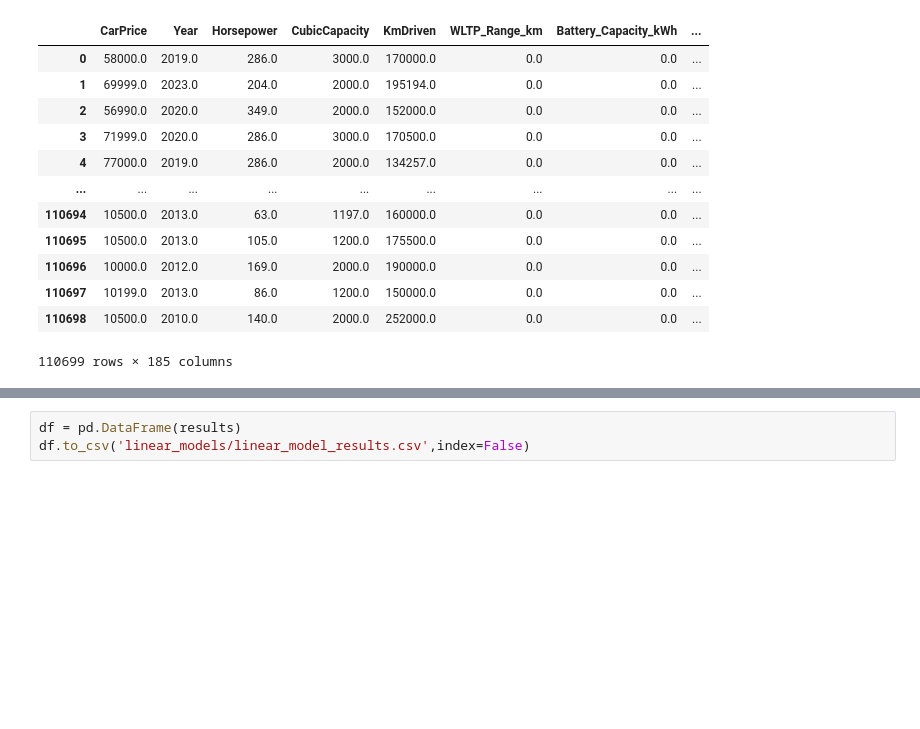
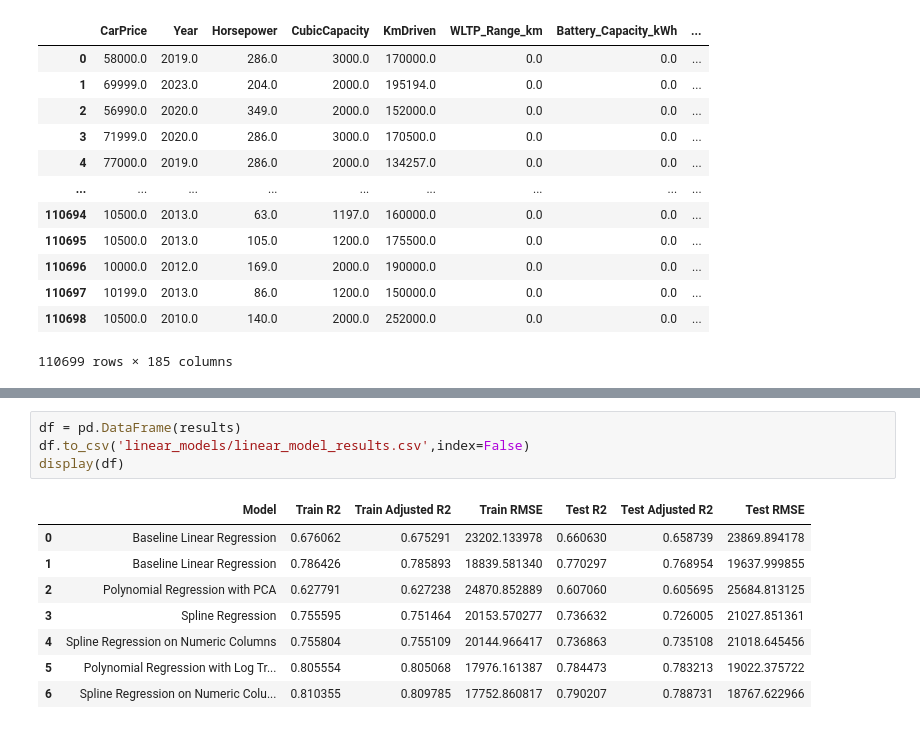
Before and after one commit to SashoVas/CarPricePrediction, a Jupyter notebook: linear_models.ipynb, the cells around one changed output, grey strips where cells are left out. Cells and saved outputs as stored; diff of their text form; blank space fills up the shorter version.

```diff
--- a/linear_models.ipynb
+++ b/linear_models.ipynb
@@ -381,3 +450,13 @@ Test RMSE: 18767.623
 # %%
 df = pd.DataFrame(results)
 df.to_csv('linear_models/linear_model_results.csv',index=False)
+display(df)
+# %% [output]
+|  | Model | Train R2 | Train Adjusted R2 | Train RMSE | Test R2 | Test Adjusted R2 | Test RMSE |
+| 0 | Baseline Linear Regression | 0.676062 | 0.675291 | 23202.133978 | 0.660630 | 0.658739 | 23869.894178 |
+| 1 | Baseline Linear Regression | 0.786426 | 0.785893 | 18839.581340 | 0.770297 | 0.768954 | 19637.999855 |
+| 2 | Polynomial Regression with PCA | 0.627791 | 0.627238 | 24870.852889 | 0.607060 | 0.605695 | 25684.813125 |
+| 3 | Spline Regression | 0.755595 | 0.751464 | 20153.570277 | 0.736632 | 0.726005 | 21027.851361 |
+| 4 | Spline Regression on Numeric Columns | 0.755804 | 0.755109 | 20144.966417 | 0.736863 | 0.735108 | 21018.645456 |
+| 5 | Polynomial Regression with Log Tr... | 0.805554 | 0.805068 | 17976.161387 | 0.784473 | 0.783213 | 19022.375722 |
+| 6 | Spline Regression on Numeric Colu... | 0.810355 | 0.809785 | 17752.860817 | 0.790207 | 0.788731 | 18767.622966 |
```
Also changed, not shown: parts of 7 cells of this notebook.
